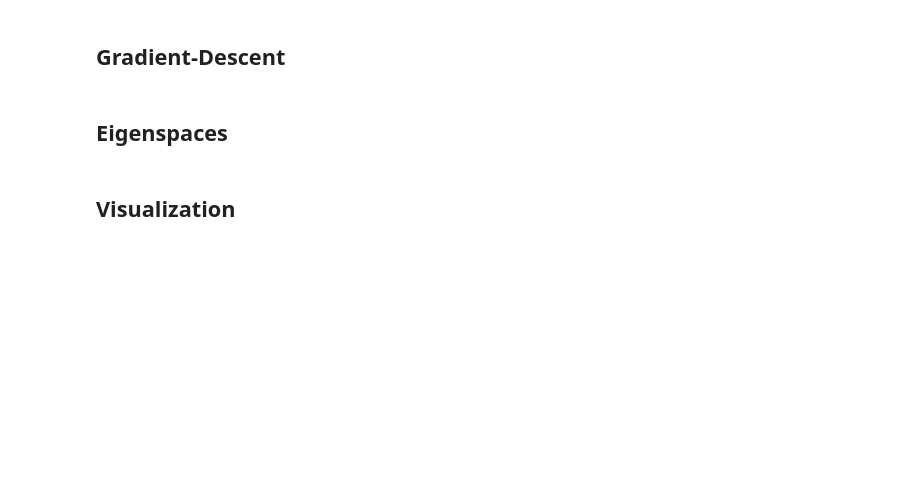
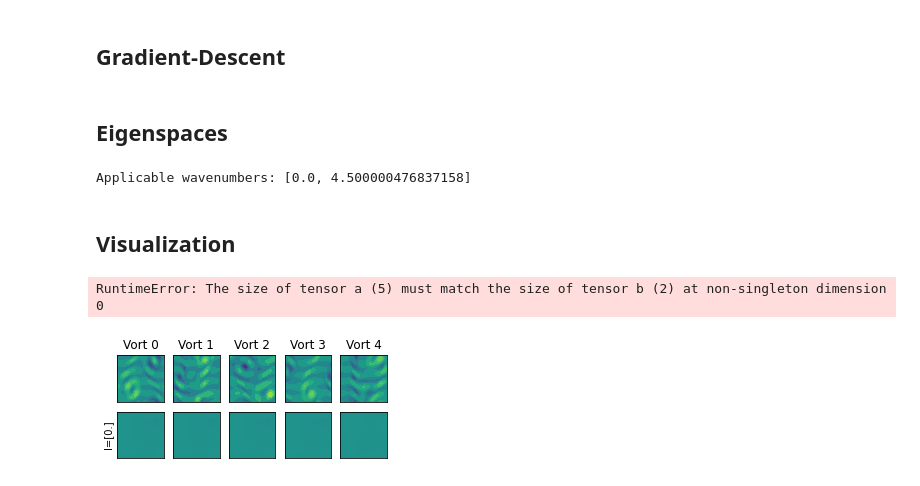
Before and after one commit to Oafish1/Autoencoder-Eigenanalysis, a Jupyter notebook: notebook.ipynb, the cells around one changed output. Drawn from its saved outputs; the diff is of its cells as text; code cells hidden in the pictures; blank space fills up the shorter version.

```diff
--- a/notebook.ipynb
+++ b/notebook.ipynb
@@ -164,9 +166,9 @@ alpha = 2*np.pi/n
 omega = snapshots
 omega_test = test_snapshots
 omega_prime = torch.stack([torch.Tensor(DS.translate_fx(z, base_shape=base_shape, dx=dx, x_shift=alpha)) for z in omega]).unsqueeze(1)
-E = torch.cat([autoencoder(snap.unsqueeze(0).to(device))[0].T.detach() for snap in omega])
-E_test = torch.cat([autoencoder(snap.unsqueeze(0).to(device))[0].T.detach() for snap in omega_test])
-E_prime = torch.cat([autoencoder(snap.unsqueeze(0).to(device))[0].T.detach() for snap in omega_prime])
+E = torch.cat([autoencoder(snap.unsqueeze(0).to(device))[0].T.detach() for snap in omega], dim=1).cpu()
+E_test = torch.cat([autoencoder(snap.unsqueeze(0).to(device))[0].T.detach() for snap in omega_test], dim=1).cpu()
+E_prime = torch.cat([autoencoder(snap.unsqueeze(0).to(device))[0].T.detach() for snap in omega_prime], dim=1).cpu()
 # %% [markdown]
 ## Analytic Solution
 # %%
@@ -285,18 +292,18 @@ for l in wavenumbers_unique[np.argwhere(counts > 1)]:
     used_l.append(l)
 
     # Calculate eigspace
-    eigvecs = V[:, idx].detach()
-    projector = (E_test.T.detach().type(torch.complex64) @ eigvecs) @ eigvecs.T
+    # eigvecs = V[:, idx].detach()
+    # projector = (E_test.T.detach().type(torch.complex64) @ eigvecs) @ eigvecs.T
+    # projector = projector.unsqueeze(1)
+
+    # Calculate eigspace via primary PCA mode
+    V_mean = V[:, idx].mean(dim=1)
+    Z = V[:, idx].T - V_mean
+    lam, v = torch.linalg.eig(Z.T @ Z)
+    sort_idx = list(np.argsort(lam))[::-1]
+    eigvecs = v[:, sort_idx][:, [0]].detach()
+    projector = (E_test.T.type(torch.complex64) @ eigvecs) @ eigvecs.T
     projector = projector.unsqueeze(1)
-
-    # Calculate eigspace via PCA
-    # V_mean = V[:, idx].mean(dim=1)
-    # Z = V[:, idx].T - V_mean
-    # lam, v = torch.linalg.eig(Z.T @ Z)
-    # sort_idx = list(np.argsort(lam))[::-1]
-    # eigvecs = v[:, sort_idx][:, [0]].detach()
-    # projector = (E_test.T.type(torch.complex64) @ eigvecs) @ eigvecs.T + E_mean
-    # projector = projector.unsqueeze(1)
 
     # Literally just PCA
     # idx = range(32)
@@ -321,6 +328,8 @@ for l in wavenumbers_unique[np.argwhere(counts > 1)]:
 
 print(f'Applicable wavenumbers: {[float(x) for x in used_l]}')
 SP = [p.sum(dim=1) for p in P]
+# %% [output]
+Applicable wavenumbers: [0.0, 4.500000476837158]
 # %% [markdown]
 ## Visualization
 # %%
@@ -336,33 +345,36 @@ for i in range(fig_shape[0]):
             ax.contourf(*axis_array, vort[0, :, :], vmin=-1, vmax=1)
             ax.set_aspect('equal')
             ax.set_xticks([])
             ax.set_yticks([])
             ax.set_title(f'Vort {j}')
 
     # Predicted
     elif i != fig_shape[0]-1:
         if i == 1:
-            decodes = autoencoder.decoder(SP[0][:sample_num].real).detach().cpu()
+            decodes = autoencoder.cpu().decoder(SP[0][:sample_num].real).detach().cpu()
         else:
-            decodes = autoencoder.decoder((SP[0][:sample_num]+SP[i-1][:sample_num]).real).detach().cpu()
+            decodes = autoencoder.cpu().decoder((SP[0][:sample_num]+SP[i-1][:sample_num]).real).detach().cpu()
         for j, vort in enumerate(decodes):
             ax = fig.add_subplot(*fig_shape, i*fig_shape[1]+1+j)
             ax.contourf(*axis_array, vort[0, :, :], vmin=-1, vmax=1)
             ax.set_aspect('equal')
             ax.set_xticks([])
             ax.set_yticks([])
             if j == 0:
                 ax.set_ylabel(f'l={used_l[i-1]}')
     # Reconstructed
     else:
-        decodes = autoencoder.decoder(sum(SP)[:sample_num].real).detach().cpu()
+        decodes = autoencoder.cpu().decoder(sum(SP)[:sample_num].real).detach().cpu()
         for j, vort in enumerate(decodes):
             ax = fig.add_subplot(*fig_shape, i*fig_shape[1]+1+j)
             ax.contourf(*axis_array, vort[0, :, :], vmin=-1, vmax=1)
             ax.set_aspect('equal')
             ax.set_xticks([])
             ax.set_yticks([])
             if j == 0:
                 ax.set_ylabel(f'Reconst')
 fig.tight_layout()
 plt.show()
+# %% [output]
+RuntimeError: The size of tensor a (5) must match the size of tensor b (2) at non-singleton dimension 0
+[figure, added]
```
Also changed, not shown: parts of 3 cells of this notebook.
